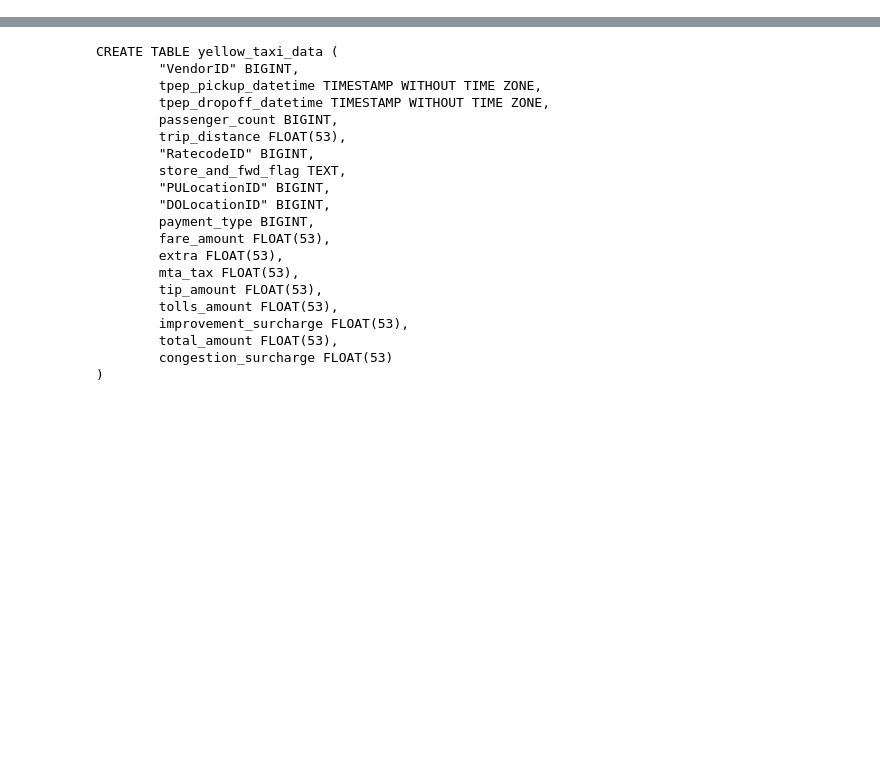
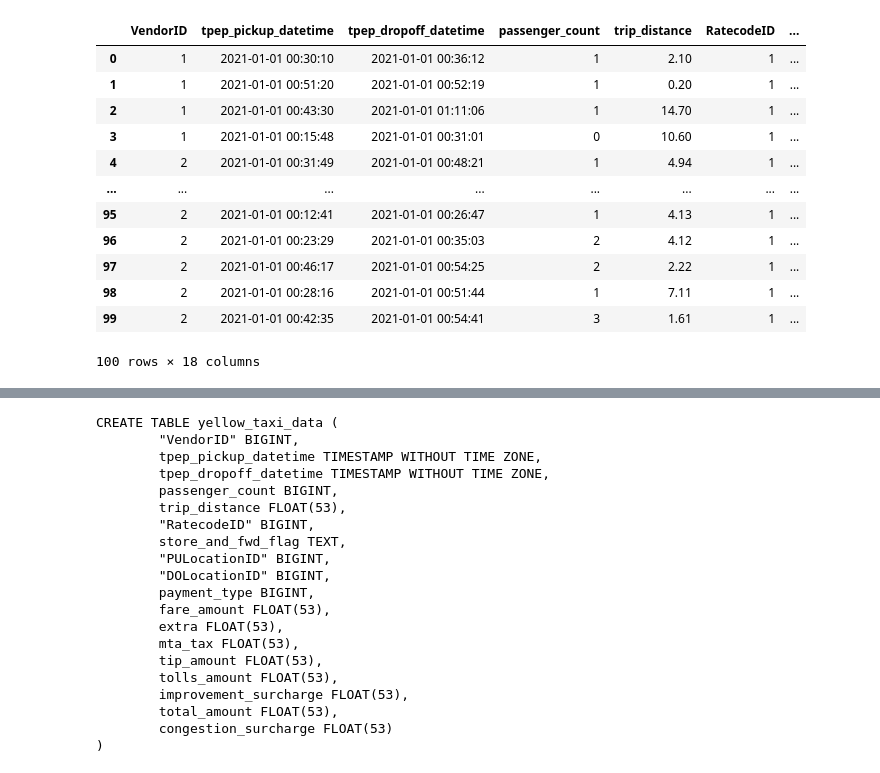
Before and after one commit to DataTalksClub/data-engineering-zoomcamp, a Jupyter notebook: week_1_basics_n_setup/2_docker_sql/upload-data.ipynb, the cells around one changed output, grey strips where cells are left out. Cells and saved outputs as stored; diff of their text form; code cells hidden in the pictures; blank space fills up the shorter version.

```diff
--- a/week_1_basics_n_setup/2_docker_sql/upload-data.ipynb
+++ b/week_1_basics_n_setup/2_docker_sql/upload-data.ipynb
@@ -7,2 +7,18 @@ pd.__version__
 # %%
 df = pd.read_csv('yellow_tripdata_2021-01.csv', nrows=100)
+# %%
+df
+# %% [output]
+|  | VendorID | tpep_pickup_datetime | tpep_dropoff_datetime | passenger_count | trip_distance | RatecodeID | ... |
+| 0 | 1 | 2021-01-01 00:30:10 | 2021-01-01 00:36:12 | 1 | 2.10 | 1 | ... |
+| 1 | 1 | 2021-01-01 00:51:20 | 2021-01-01 00:52:19 | 1 | 0.20 | 1 | ... |
+| 2 | 1 | 2021-01-01 00:43:30 | 2021-01-01 01:11:06 | 1 | 14.70 | 1 | ... |
+| 3 | 1 | 2021-01-01 00:15:48 | 2021-01-01 00:31:01 | 0 | 10.60 | 1 | ... |
+| 4 | 2 | 2021-01-01 00:31:49 | 2021-01-01 00:48:21 | 1 | 4.94 | 1 | ... |
+| ... | ... | ... | ... | ... | ... | ... | ... |
+| 95 | 2 | 2021-01-01 00:12:41 | 2021-01-01 00:26:47 | 1 | 4.13 | 1 | ... |
+| 96 | 2 | 2021-01-01 00:23:29 | 2021-01-01 00:35:03 | 2 | 4.12 | 1 | ... |
+| 97 | 2 | 2021-01-01 00:46:17 | 2021-01-01 00:54:25 | 2 | 2.22 | 1 | ... |
+| 98 | 2 | 2021-01-01 00:28:16 | 2021-01-01 00:51:44 | 1 | 7.11 | 1 | ... |
+| 99 | 2 | 2021-01-01 00:42:35 | 2021-01-01 00:54:41 | 3 | 1.61 | 1 | ... |
+100 rows × 18 columns
```
Also changed, not shown: parts of 10 cells of this notebook, 2 other files.
